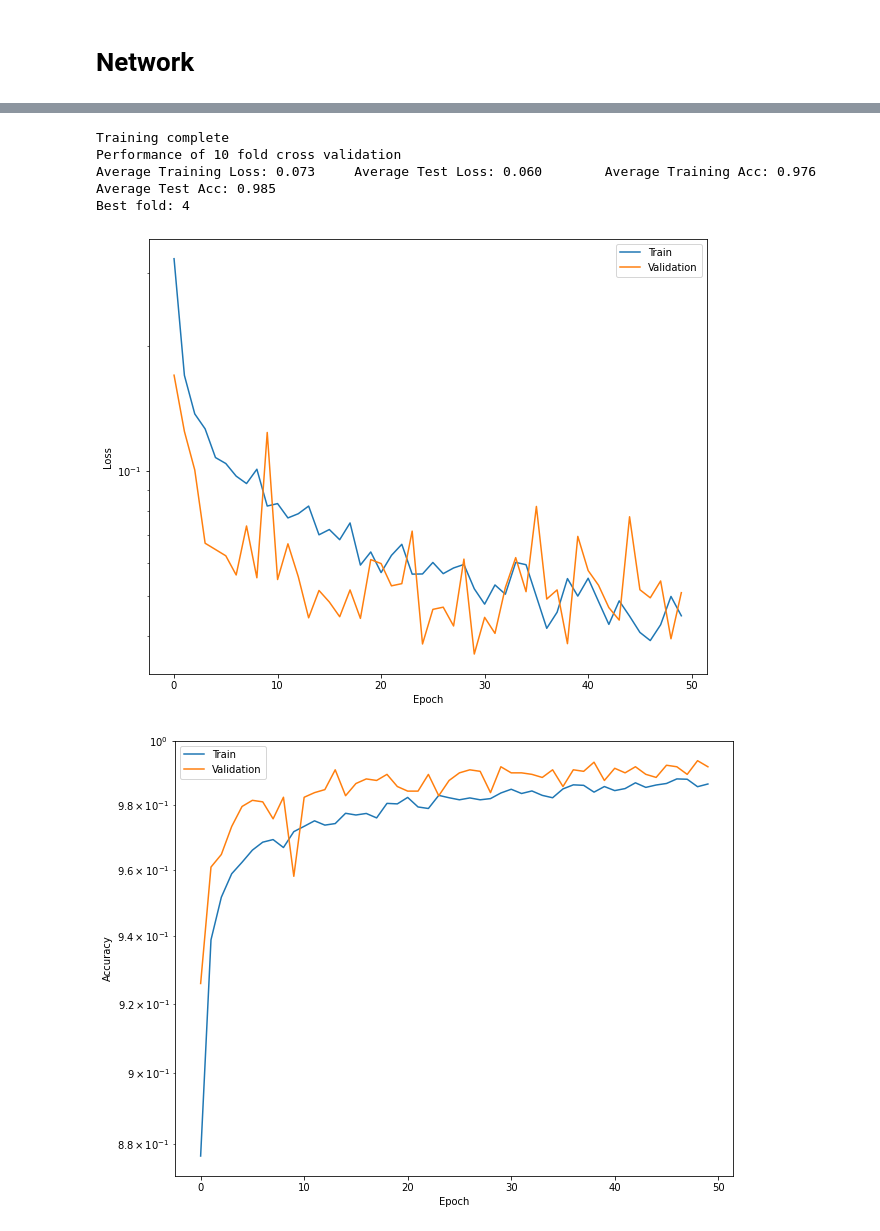
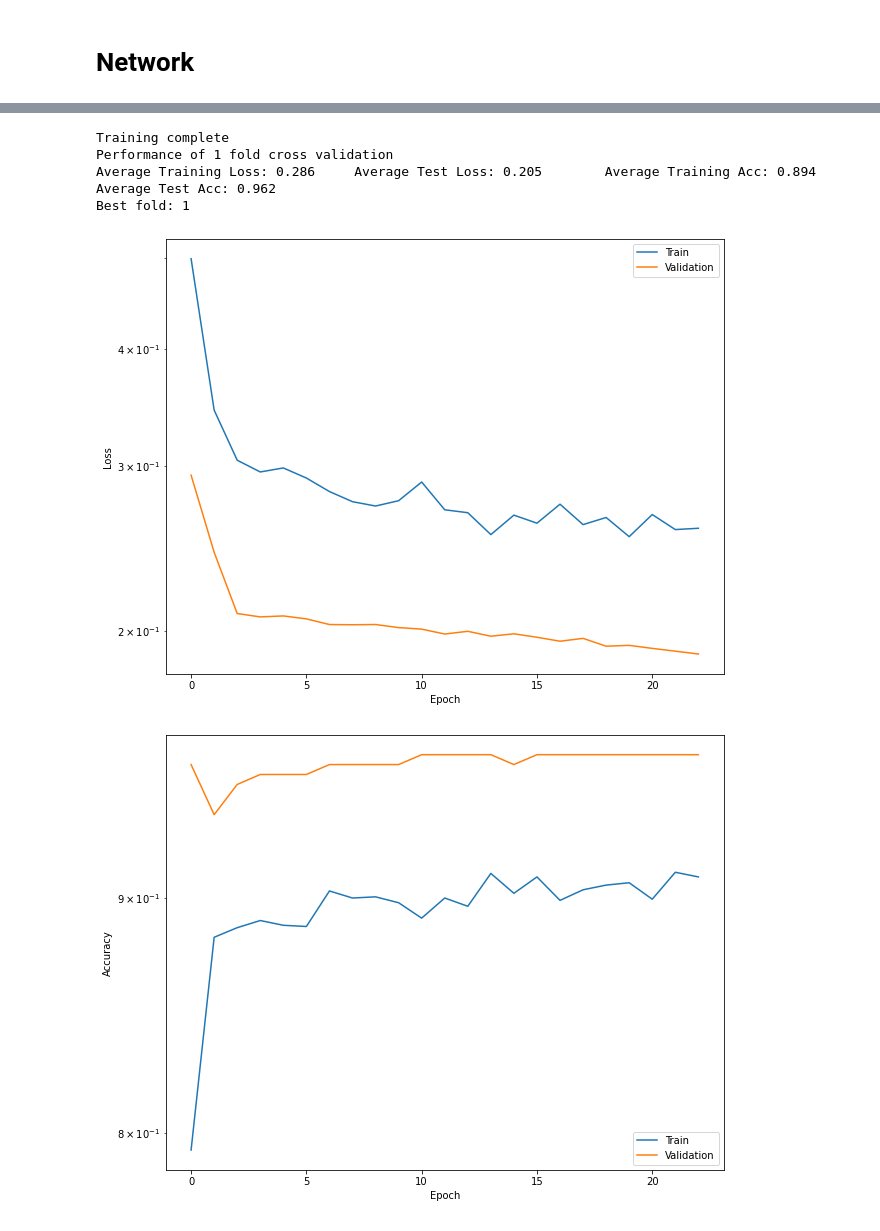
Before and after one commit to danielnflam/VGG_classifier, a Jupyter notebook: train_kfolds.ipynb, the cells around one changed output, grey strips where cells are left out. Cells and saved outputs as stored; diff of their text form; code cells hidden in the pictures.

```diff
--- a/train_kfolds.ipynb
+++ b/train_kfolds.ipynb
@@ -12,7 +12,7 @@ import datasets, custom_transforms, models
 import cv2
 import matplotlib.pyplot as plt
 
-from sklearn.model_selection import KFold
+from sklearn.model_selection import StratifiedKFold, KFold
 
 
 device = torch.device("cuda:0" if torch.cuda.is_available() else "cpu")
@@ -20,17 +20,22 @@ print(device)
 
 seed = 0
 split_k_folds=10
+flag_onlyFirstFold = True
 np.random.seed(seed)
 torch.manual_seed(seed)
 
 # Parameters to Change
 N_CLASSES = 2
 BATCH_SIZE = 4
-num_epochs=50
+num_epochs_classifier=3
+num_epochs_finetune=20
 top_cutoff_percent = 0.15 # 0.08 COVID-Net paper by Wang et al.
 flag_includePneumoniaPics = False
 
 TRAINVAL_DATA_DIR = 'G:/DanielLam/DanielCustomNetwork/DanielDataSets_Reduced_256_Rajaraman_10KFold217/trainVal/'
-save_folder_name =  os.path.join("15cutoff", "VGG16_Rajaraman_Rajaraman10KFold217_NORMALCOVIDonly")
+save_folder_name =  os.path.join("15cutoff_fineTune", "VGG16_Rajaraman_Rajaraman_10KFold217_NORMALCOVIDonly")
+
+print("Total Num Folds: {}".format(split_k_folds))
+print("Total Num Epochs: {}".format(num_epochs_classifier + num_epochs_finetune))
 # %% [output]
 cuda:0
@@ -44,8 +51,8 @@ image_size_to_VGG =224 # resize input images to this size in VGG
 model_name = "VGG"
 num_channels = 3 # because VGG is trained on RGB images
 unbias=True
-limit_save_epoch_acc=0.95
-limit_save_epoch_loss = 0.13
+limit_save_epoch_acc=0.80
+
 
 # Learning Rates
 betas = (0.9,0.999)
@@ -321,12 +364,11 @@ Best val Acc: 0.985646
 print("Training complete")
 # Find the best fold
 flag_debug=False
-output_save_directory=os.path.join('checkpoints', str(N_CLASSES)+"Class", save_folder_name,
-                                      str(max_layers_to_freeze))
+output_save_directory=checkpoint_save_path
 
 # AVERAGE PERFORMANCE
 testl_f,tl_f,testa_f,ta_f=[],[],[],[]
-k=split_k_folds
+k=len(foldperf.keys())#split_k_folds
 for f in range(1,k+1):
     tl_f.append(np.mean(foldperf['fold{}'.format(f)]['loss']['train']))
     testl_f.append(np.mean(foldperf['fold{}'.format(f)]['loss']['val']))
@@ -347,40 +389,40 @@ with open(os.path.join(output_save_directory,'data.json'), 'w') as fp:
 
 # Averaging accuracy and loss
 diz_ep = {'train_loss_ep':[],'test_loss_ep':[],'train_acc_ep':[],'test_acc_ep':[]}
-for i in range(num_epochs):
+for i in range(0,num_epochs_classifier+num_epochs_finetune):
     diz_ep['train_loss_ep'].append(np.mean([foldperf['fold{}'.format(f+1)]['loss']['train'][i] for f in range(k)]))
     diz_ep['test_loss_ep'].append(np.mean([foldperf['fold{}'.format(f+1)]['loss']['val'][i] for f in range(k)]))
     diz_ep['train_acc_ep'].append(np.mean([foldperf['fold{}'.format(f+1)]['accuracy']['train'][i] for f in range(k)]))
     diz_ep['test_acc_ep'].append(np.mean([foldperf['fold{}'.format(f+1)]['accuracy']['val'][i] for f in range(k)]))
 
 # Plot losses
 plt.figure(figsize=(10,8))
 plt.semilogy(diz_ep['train_loss_ep'], label='Train')
 plt.semilogy(diz_ep['test_loss_ep'], label='Validation')
 plt.xlabel('Epoch')
 plt.ylabel('Loss')
 #plt.grid()
 plt.legend()
 if not flag_debug:
     plt.savefig(os.path.join(output_save_directory, "average_fold_loss"+".png"))
 plt.show()
 
 # Plot accuracies
 plt.figure(figsize=(10,8))
 plt.semilogy(diz_ep['train_acc_ep'], label='Train')
 plt.semilogy(diz_ep['test_acc_ep'], label='Validation')
 plt.xlabel('Epoch')
 plt.ylabel('Accuracy')
 #plt.grid()
 plt.legend()
 if not flag_debug:
     plt.savefig(os.path.join(output_save_directory, "average_fold_accuracy"+".png"))
 plt.show()
 # %% [output]
 Training complete
-Performance of 10 fold cross validation
-Average Training Loss: 0.073     Average Test Loss: 0.060        Average Training Acc: 0.976     Average Test Acc: 0.985
-Best fold: 4
+Performance of 1 fold cross validation
+Average Training Loss: 0.286     Average Test Loss: 0.205        Average Training Acc: 0.894     Average Test Acc: 0.962
+Best fold: 1
-[figure, old version]
+[figure, new version]
-[figure, old version]
+[figure, new version]
 # %%
```
Also changed, not shown: parts of 4 cells of this notebook, 3 other files.
